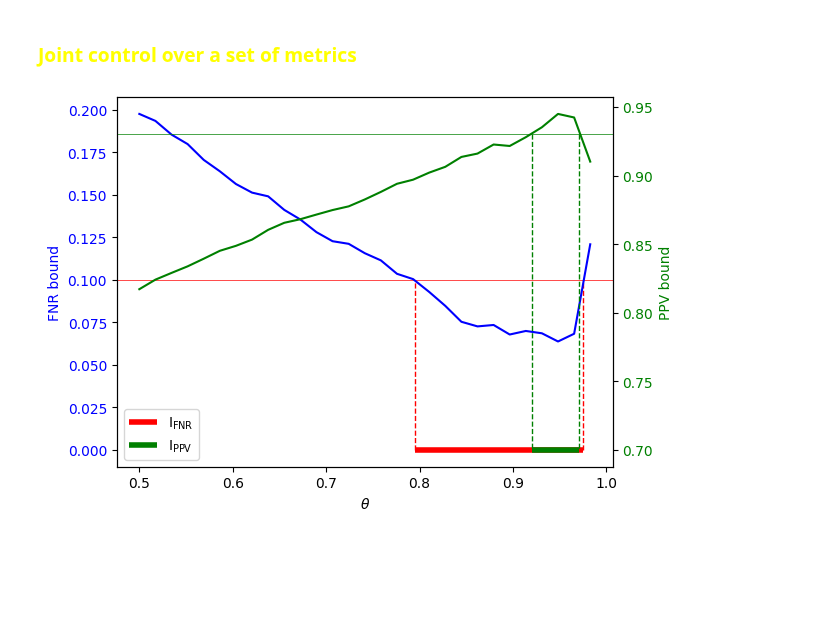
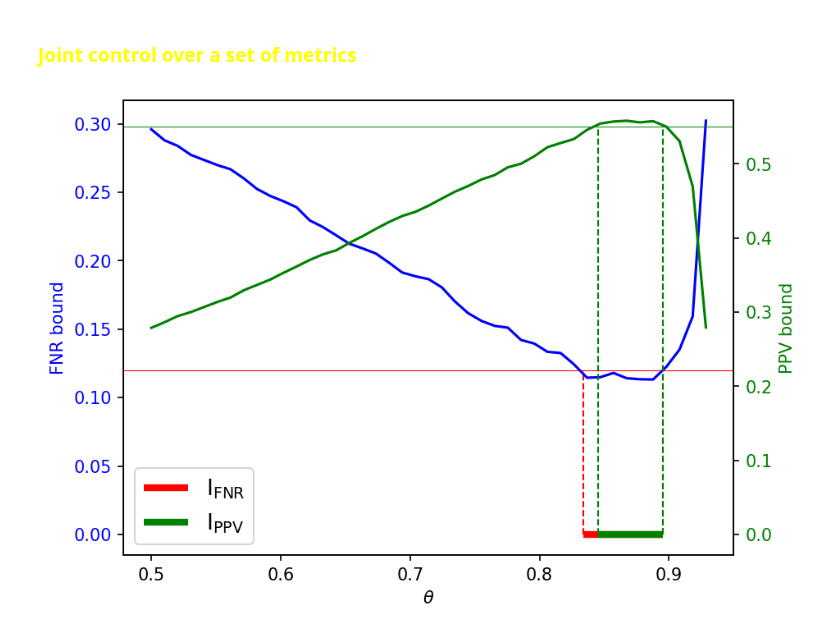
Before and after one commit to EmilienJemelen/selective-classification, a Jupyter notebook: other_ntbks/bounds_study.ipynb, the cells around one changed output. Cells and saved outputs as stored; diff of their text form; code cells hidden in the pictures; blank space fills up the shorter version.

```diff
--- a/other_ntbks/bounds_study.ipynb
+++ b/other_ntbks/bounds_study.ipynb
@@ -22,13 +22,15 @@ import torchvision.models as models
 from torchvision.models import VGG16_Weights
 from tqdm import tqdm
 import torch.optim.lr_scheduler as lr_scheduler
-from python_scripts.sgr_utils import *
+from python_scripts.sgp_utils import *
 from python_scripts.plotting import *
 from python_scripts.preprocessing import *
 from scipy.special import gammaln
 import warnings
 from matplotlib import MatplotlibDeprecationWarning
 warnings.filterwarnings("ignore", category=MatplotlibDeprecationWarning)
+import matplotlib as mpl
+mpl.rcParams['figure.dpi'] = 150
 
 print("GPU Available:", torch.cuda.is_available())
 if torch.cuda.is_available():
@@ -38,6 +41,5 @@ GPU Available: False
 # %%
-sgr_df = pickle.load(open('../CIFAR2/sgr_set_cnn','rb'))
-sgr_df = sgr_df.sample(frac=1, random_state=42)
-print(sgr_df.shape)
-sgr_df.head() # balanced CIFAR-2 dataset
+sgp_df = pickle.load(open('../experiments/CIFAR2/sgp_set_cnn','rb'))
+print(sgp_df.shape)
+sgp_df.head() # balanced CIFAR-2 dataset
 # %% [output]
@@ -51,5 +53,8 @@ sgr_df.head() # balanced CIFAR-2 dataset
+# %%
+sgp_df = sgp_df.iloc[:3*int(len(sgp_df)/4)] # train set
+sgp_df = sgp_df.sort_values('kappa', ascending=True).reset_index(drop=True).copy()
 # %%
-delta = 0.001
+delta = 0.005
 # %% [markdown]
 ### <font color = 'yellow'> Evolution of bounds with $\theta$
 # %%
@@ -137,30 +142,30 @@ In other words, facing equal numbers of airplane pictures and car pictures, the
 # %%
 fig, ax1 = plt.subplots()
 
 # First y-axis (FNR)
-thetas, bounds = bound_evo_w_theta('FNR', sgr_df, delta, steps=30)
-ax1.axhline(0.1, color='r', linewidth=0.5)
-ax1.vlines(0.795, 0, 0.1, colors='r', linewidth=1, linestyle='--')
-ax1.vlines(0.975, 0, 0.1, colors='r', linewidth=1, linestyle='--')
-theta_region_fnr = ax1.hlines(0, 0.795, 0.975, colors='r', linewidth=4, label=r'$\text{I}_{\text{FNR}}$')
+thetas, bounds = bound_evo_w_theta('FNR', sgp_df, delta, steps=50)
+ax1.axhline(0.12, color='r', linewidth=0.5)
+ax1.vlines(0.834, 0, 0.12, colors='r', linewidth=1, linestyle='--')
+ax1.vlines(0.895, 0, 0.12, colors='r', linewidth=1, linestyle='--')
+theta_region_fnr = ax1.hlines(0, 0.834, 0.895, colors='r', linewidth=4, label=r'$\text{I}_{\text{FNR}}$')
 ax1.plot(thetas, bounds, color='blue')
 ax1.set_xlabel(r'$\theta$')
 ax1.set_ylabel('FNR bound', color='blue')
 ax1.tick_params(axis='y', labelcolor='blue')
 
 # Second y-axis (PPV)
 ax2 = ax1.twinx()
-thetas, bounds = bound_evo_w_theta('PPV', sgr_df, delta, steps=30)
-ax2.axhline(0.93, color='green', linewidth=0.5)
-ax2.vlines(0.92, 0.93, 0.7, colors='green', linewidth=1, linestyle='--')
-ax2.vlines(0.971, 0.93, 0.7, colors='green', linewidth=1, linestyle='--')
-theta_region_ppv = ax2.hlines(0.7, 0.92, 0.971, colors='green', linewidth=4, label=r'$\text{I}_{\text{PPV}}$')
+thetas, bounds = bound_evo_w_theta('PPV', sgp_df, delta, steps=50)
+ax2.axhline(0.55, color='green', linewidth=0.5)
+ax2.vlines(0.845, 0, 0.55, colors='green', linewidth=1, linestyle='--')
+ax2.vlines(0.895, 0, 0.55, colors='green', linewidth=1, linestyle='--')
+theta_region_ppv = ax2.hlines(0, 0.845, 0.895, colors='green', linewidth=4, label=r'$\text{I}_{\text{PPV}}$')
 ax2.plot(thetas, bounds, color='green')
 ax2.set_ylabel('PPV bound', color='green')
 ax2.tick_params(axis='y', labelcolor='green')
 
 # Show legend
-ax1.legend(handles=[theta_region_fnr,theta_region_ppv], loc='lower left')
+ax1.legend(handles=[theta_region_fnr,theta_region_ppv], loc='lower left',fontsize=13)
 plt.show()
 # %% [output]
-[figure, old version]
+[figure, new version]
```
Also changed, not shown: parts of 11 cells of this notebook, 2 other files.
